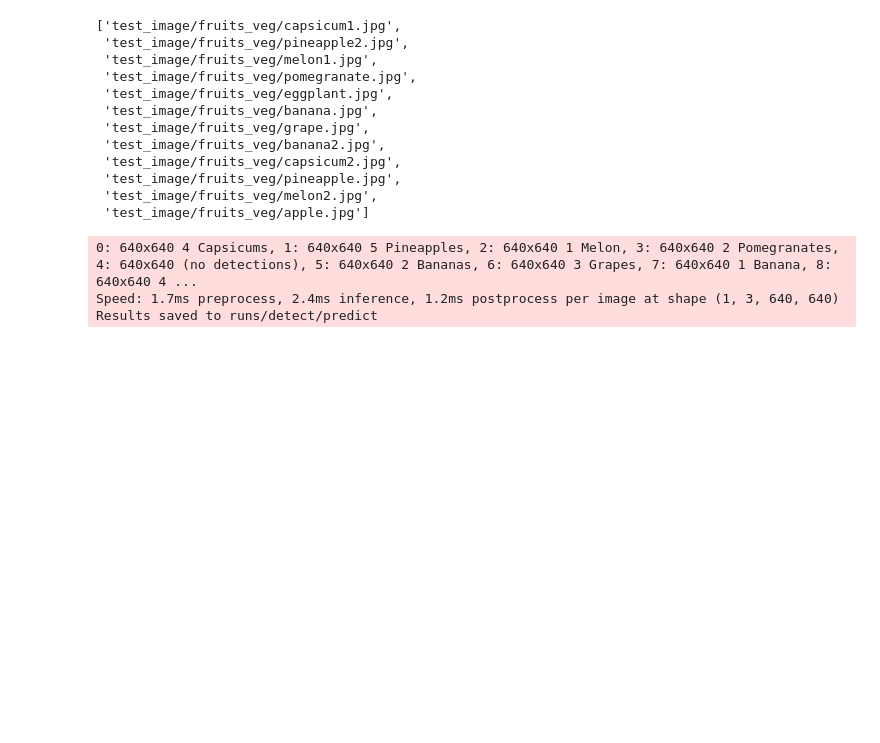
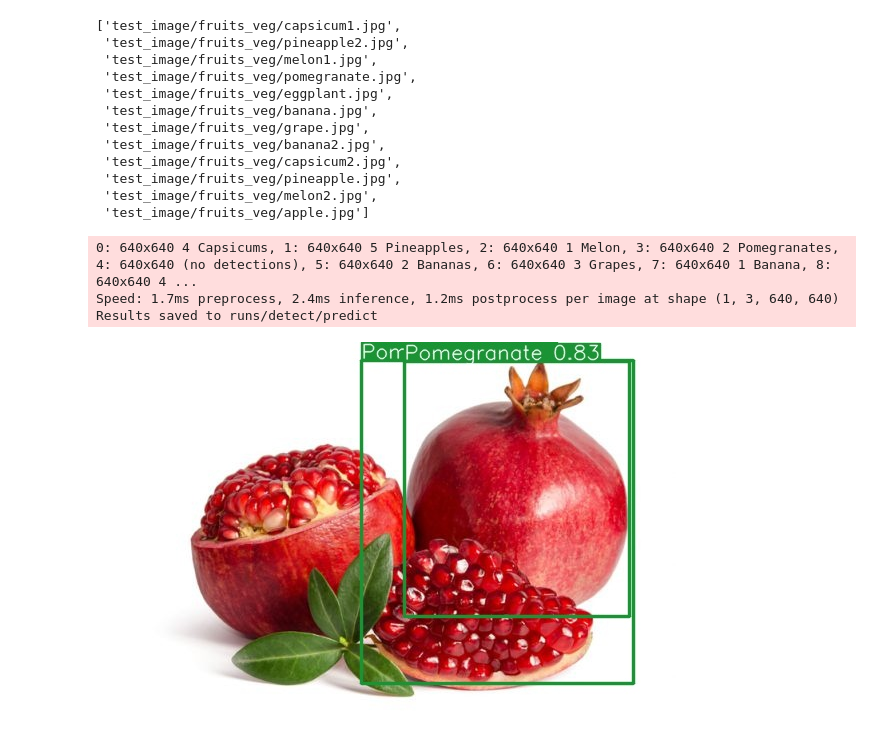
Before and after one commit to parking-place/ml_colab_project, a Jupyter notebook: Object_Detection/04_ yolov8_fine_tuning.ipynb, the cells around one changed output. Saved outputs shown, nothing was run; the diff lists cells and outputs as text; code cells hidden in the pictures; blank space fills up the shorter version.

```diff
--- a/Object_Detection/04_ yolov8_fine_tuning.ipynb
+++ b/Object_Detection/04_ yolov8_fine_tuning.ipynb
@@ -341,3 +341,17 @@ result = model(file_list, save=True)
 0: 640x640 4 Capsicums, 1: 640x640 5 Pineapples, 2: 640x640 1 Melon, 3: 640x640 2 Pomegranates, 4: 640x640 (no detections), 5: 640x640 2 Bananas, 6: 640x640 3 Grapes, 7: 640x640 1 Banana, 8: 640x640 4 ...
 Speed: 1.7ms preprocess, 2.4ms inference, 1.2ms postprocess per image at shape (1, 3, 640, 640)
 Results saved to runs/detect/predict
+# %%
+pred_path = './runs/detect/predict/*.*'
+
+from matplotlib import pyplot as plt
+from PIL import Image as img
+
+imgs = []
+
+for path in glob(pred_path):
+    imgs.append(img.open(path))
+
+imgs[3]
+# %% [output]
+[figure, added]
```
